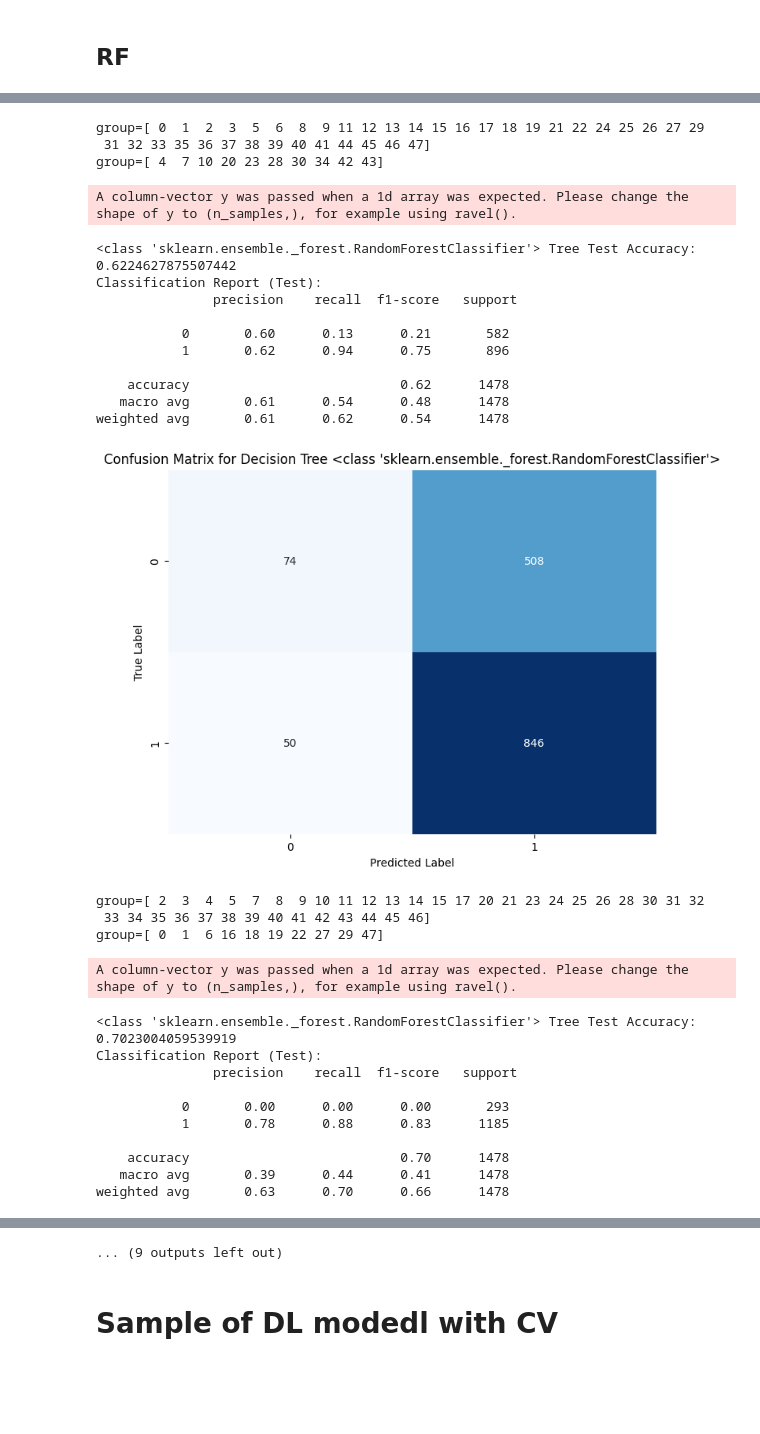
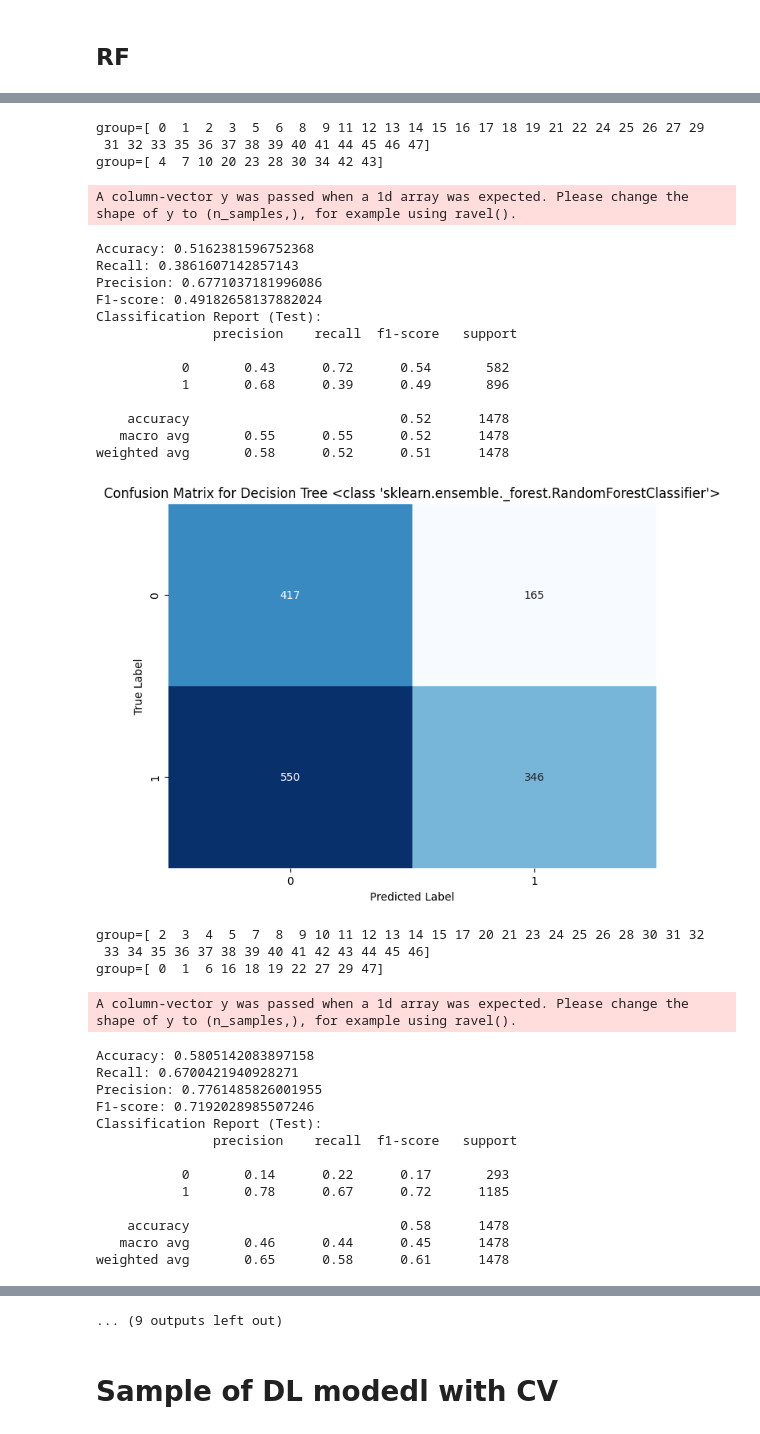
Before and after one commit to maimonahST/Signal_It, a Jupyter notebook: Cross_val.ipynb, the cells around one changed output, grey strips where cells are left out. Cells and saved outputs as stored; diff of their text form; code cells hidden in the pictures; blank space fills up the shorter version.

```diff
--- a/Cross_val.ipynb
+++ b/Cross_val.ipynb
@@ -62,10 +62,21 @@ def fit_and_evaluate(model, X_train, y_train, X_test, y_test):
 
   # Predictions on the test set
   test_predictions = model.predict(X_test)
-  test_accuracy = accuracy_score(y_test, test_predictions)
-  print(f"{model.__class__} Tree Test Accuracy:", test_accuracy)
+
+  # Calculate accuracy, recall, precision, and F1-score
+  accuracy = accuracy_score(y_test, test_predictions)
+  recall = recall_score(y_test, test_predictions)
+  precision = precision_score(y_test, test_predictions)
+  f1 = f1_score(y_test, test_predictions)
+
+  # Print the results
+  print("Accuracy:", accuracy)
+  print("Recall:", recall)
+  print("Precision:", precision)
+  print("F1-score:", f1)
+
+
   print("Classification Report (Test):\n", classification_report(y_test, test_predictions))
-
 
   # Compute the confusion matrix for the test set
   cm_test = confusion_matrix(y_test, test_predictions)
@@ -78,7 +89,7 @@ def fit_and_evaluate(model, X_train, y_train, X_test, y_test):
   plt.title(f"Confusion Matrix for Decision Tree {model.__class__}")
   plt.show()
 
-  return model, test_accuracy
+  return model, accuracy, recall, precision, f1
 
 
 
@@ -86,6 +97,11 @@ def fit_and_evaluate(model, X_train, y_train, X_test, y_test):
 def CV_ML(data_array , label_array, group_array, model):
 
   avr_acc = 0
+  avr_recall = 0
+  avr_prec = 0
+  avr_f1 = 0
+
+
   # Split data_array into train and validate
   train_groups = []
   for train_index, test_index in gkf.split(data_array, label_array, groups=group_array):
@@ -118,10 +134,16 @@ def CV_ML(data_array , label_array, group_array, model):
       print(f"group={np.unique(group_array[test_index])}")
 
 
-      _ , acc = fit_and_evaluate(model, X_train, y_train, X_test, y_test )
+      _ , acc , recall, precision, f1 = fit_and_evaluate(model, X_train, y_train, X_test, y_test )
       avr_acc = avr_acc+ acc
+      avr_recall = avr_recall+ recall
+      avr_prec = avr_prec+ precision
+      avr_f1 = avr_f1+ f1
 
   print(f"Average accurace : {(avr_acc/5)*100}")
+  print(f"Average  recall : {(avr_recall/5)*100}")
+  print(f"Average  precision : {(avr_prec/5)*100}")
+  print(f"Average  f1 : {(avr_f1/5)*100}")
 # %% [markdown]
 ## RF
 # %%
@@ -133,7 +155,7 @@ from sklearn.ensemble import RandomForestClassifier
 #                                  X_test, y_test)
 
 
-CV_ML(data_array, label_array, group_array, RandomForestClassifier())
+CV_ML(data_array, label_array, group_array, RandomForestClassifier(n_estimators=10, random_state=42))
 # %% [output]
 group=[ 0  1  2  3  4  6  7  8 10 11 13 15 16 17 18 19 20 22 23 24 25 26 27 28
  29 30 31 32 33 34 36 37 39 41 42 43 44 46 47]
@@ -153,29 +178,35 @@ weighted avg       0.41      0.58      0.43      1383
 group=[ 0  1  2  3  5  6  8  9 11 12 13 14 15 16 17 18 19 21 22 24 25 26 27 29
  31 32 33 35 36 37 38 39 40 41 44 45 46 47]
 group=[ 4  7 10 20 23 28 30 34 42 43]
 A column-vector y was passed when a 1d array was expected. Please change the shape of y to (n_samples,), for example using ravel().
-<class 'sklearn.ensemble._forest.RandomForestClassifier'> Tree Test Accuracy: 0.6224627875507442
+Accuracy: 0.5162381596752368
+Recall: 0.3861607142857143
+Precision: 0.6771037181996086
+F1-score: 0.49182658137882024
 Classification Report (Test):
                precision    recall  f1-score   support
 
-           0       0.60      0.13      0.21       582
-           1       0.62      0.94      0.75       896
+           0       0.43      0.72      0.54       582
+           1       0.68      0.39      0.49       896
 
-    accuracy                           0.62      1478
-   macro avg       0.61      0.54      0.48      1478
-weighted avg       0.61      0.62      0.54      1478
+    accuracy                           0.52      1478
+   macro avg       0.55      0.55      0.52      1478
+weighted avg       0.58      0.52      0.51      1478
-[figure, old version]
+[figure, new version]
 group=[ 2  3  4  5  7  8  9 10 11 12 13 14 15 17 20 21 23 24 25 26 28 30 31 32
  33 34 35 36 37 38 39 40 41 42 43 44 45 46]
 group=[ 0  1  6 16 18 19 22 27 29 47]
 A column-vector y was passed when a 1d array was expected. Please change the shape of y to (n_samples,), for example using ravel().
-<class 'sklearn.ensemble._forest.RandomForestClassifier'> Tree Test Accuracy: 0.7023004059539919
+Accuracy: 0.5805142083897158
+Recall: 0.6700421940928271
+Precision: 0.7761485826001955
+F1-score: 0.7192028985507246
 Classification Report (Test):
                precision    recall  f1-score   support
 
-           0       0.00      0.00      0.00       293
-           1       0.78      0.88      0.83      1185
+           0       0.14      0.22      0.17       293
+           1       0.78      0.67      0.72      1185
 
-    accuracy                           0.70      1478
-   macro avg       0.39      0.44      0.41      1478
-weighted avg       0.63      0.70      0.66      1478
+    accuracy                           0.58      1478
+   macro avg       0.46      0.44      0.45      1478
+weighted avg       0.65      0.58      0.61      1478
```
Also changed, not shown: parts of 2 cells of this notebook.
